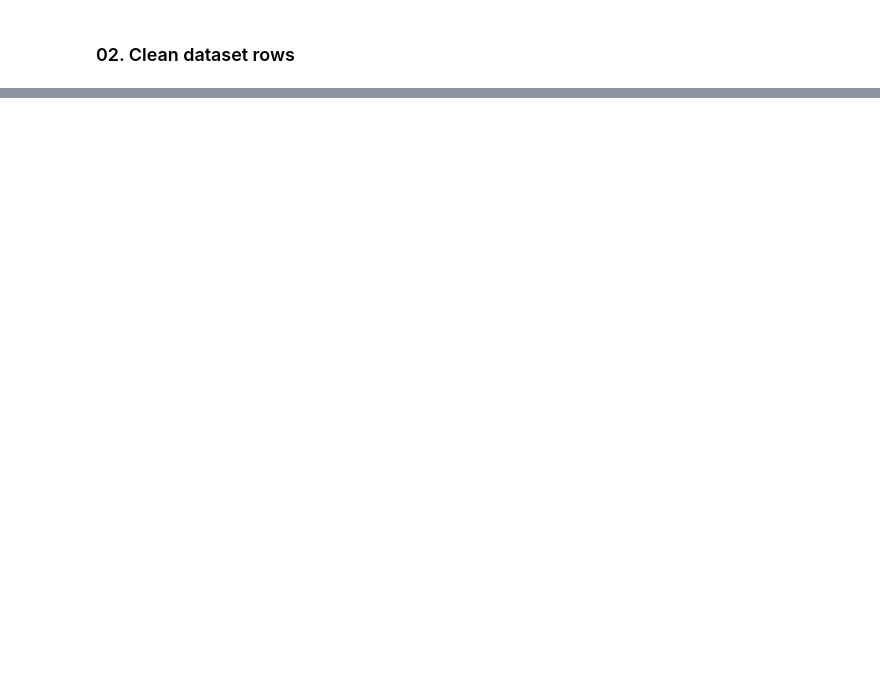
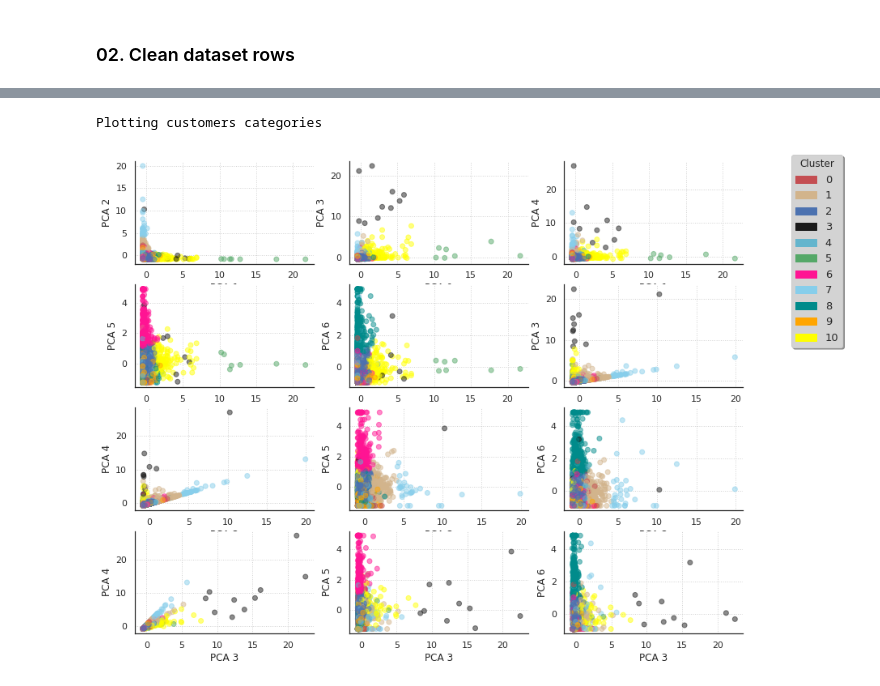
Before and after one commit to atemate/customer-segmentation-toolkit, a Jupyter notebook: nbs/index.ipynb, the cells around one changed output, grey strips where cells are left out. Saved outputs shown, nothing was run; the diff lists cells and outputs as text; code cells hidden in the pictures; blank space fills up the shorter version.

```diff
--- a/nbs/index.ipynb
+++ b/nbs/index.ipynb
@@ -104,0 +302,6 @@ del df_cleaned, list_products, X;
+# %%
+print('Plotting customers categories')
+plot_customer_categories(scaled_matrix, clusters_clients, N_CUSTOMER_CLUSTERS)
+# %% [output]
+Plotting customers categories
+[figure, added]
```
Also changed, not shown: parts of 37 cells of this notebook, 43 other files.
